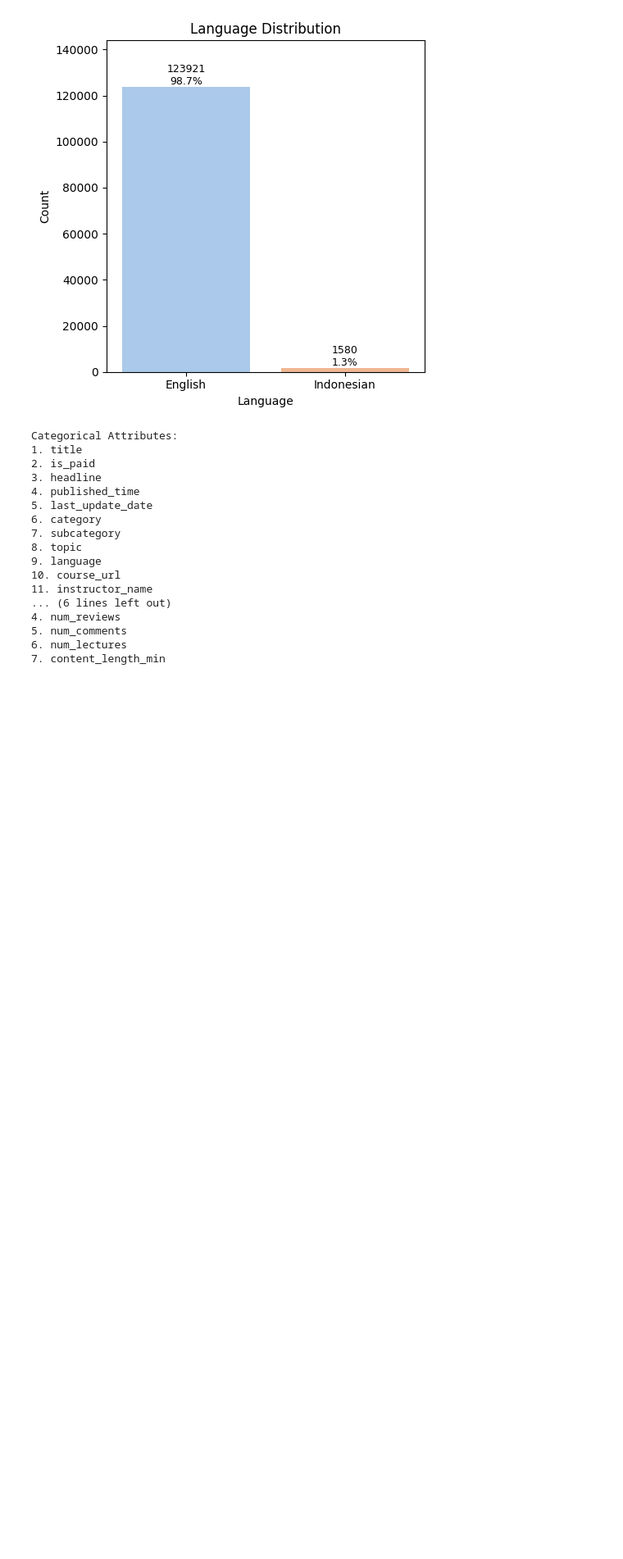
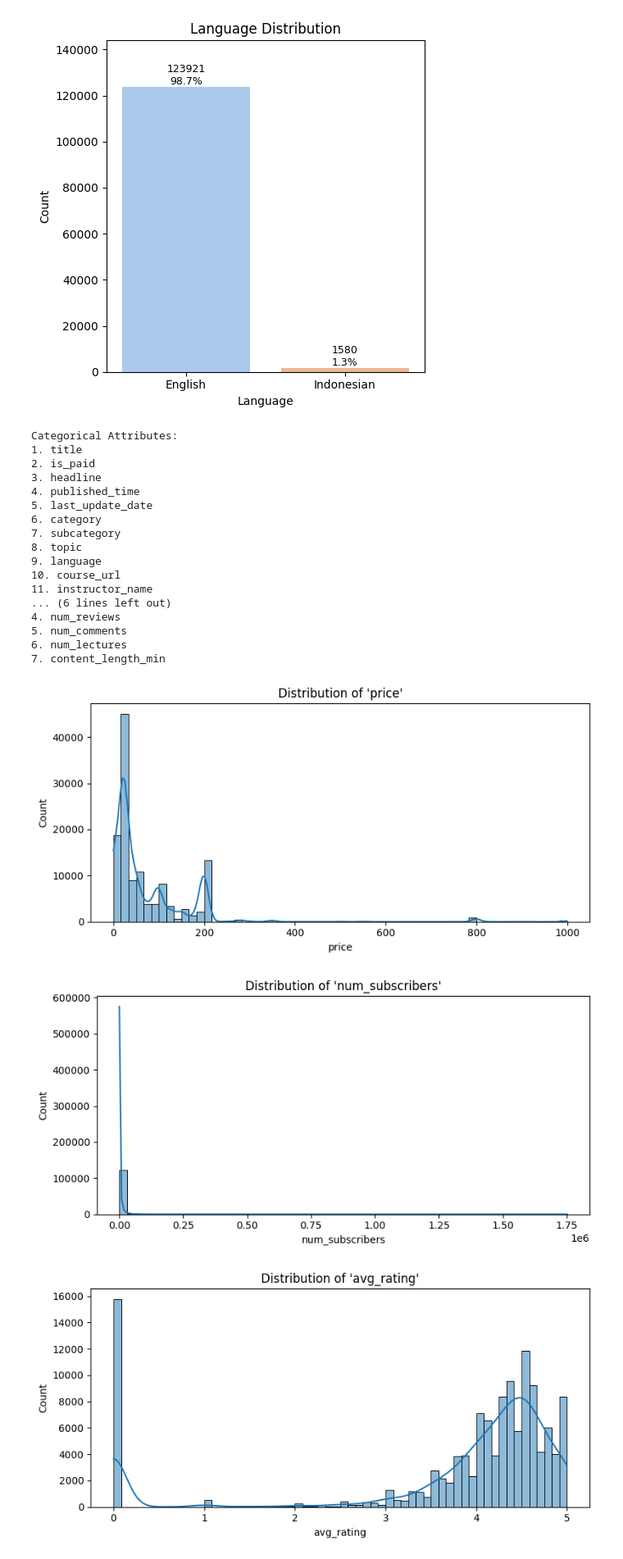
Before and after one commit to MuhammadRhakan/final-project, a Jupyter notebook: Course_Recommendation.ipynb, the cells around one changed output. Shown at 82% size. Drawn from its saved outputs; the diff is of its cells as text; code cells hidden in the pictures; blank space fills up the shorter version.

```diff
--- a/Course_Recommendation.ipynb
+++ b/Course_Recommendation.ipynb
@@ -229,15 +230,18 @@ Categorical Attributes:
 6. num_lectures
 7. content_length_min
 # %%
-#check distribution with boxplot
-def numerical_boxplot(data, numeric):
+#check distribution with histogram
+def numerical_histogram(data, numeric):
   for i in numeric:
-    plt.figure(figsize=(5,5))
-    plt.boxplot(data[i])
-    plt.xticks([1], [i])
+    plt.figure(figsize=(8,4))
+    sns.histplot(data[i], kde=True, bins=60)
     plt.title(f'Distribution of \'{i}\'')
 
     plt.tight_layout()
     plt.show()
 
-numerical_boxplot(course_no_duplicate, numerical)
+numerical_histogram(course_no_duplicate, numerical)
+# %% [output]
+[figure, added]
+[figure, added]
+[figure, added]
```
Also changed, not shown: parts of 12 cells of this notebook.
